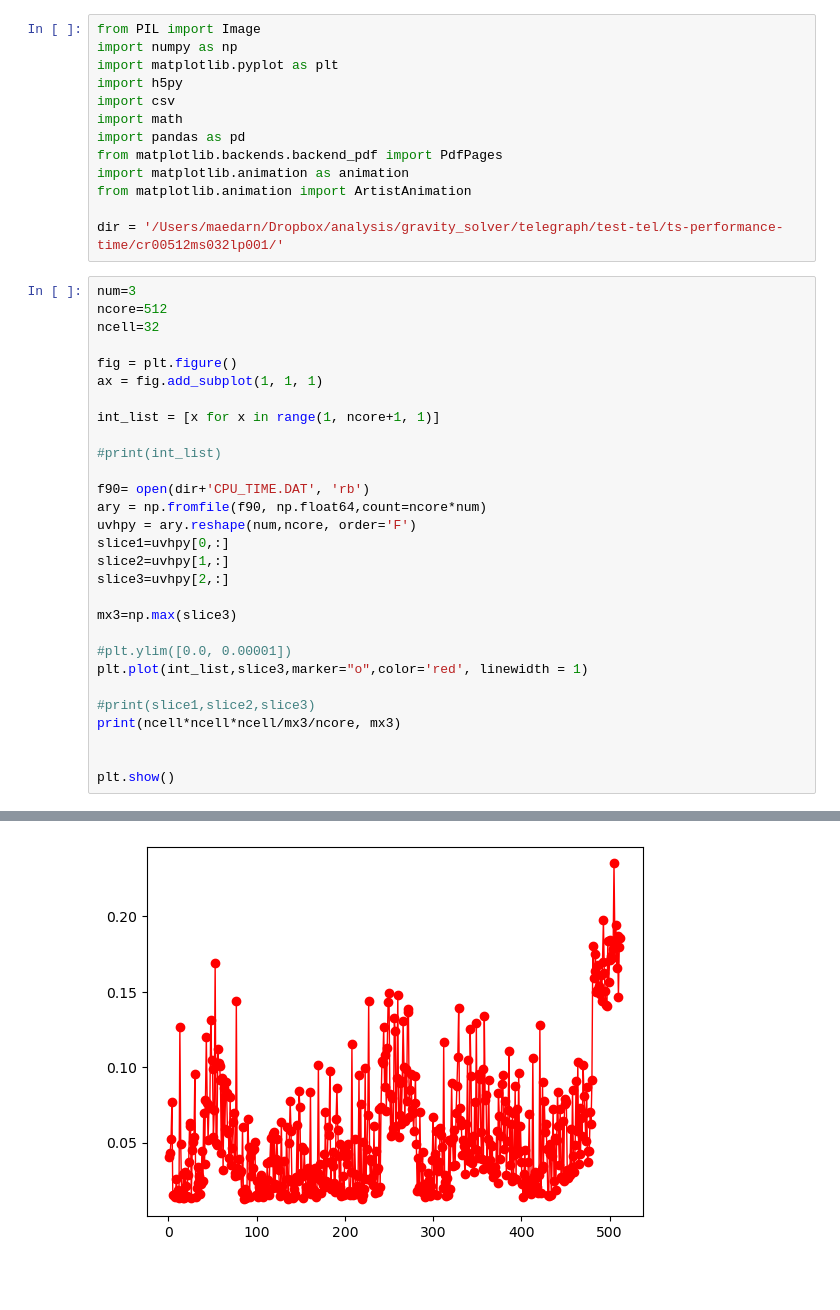
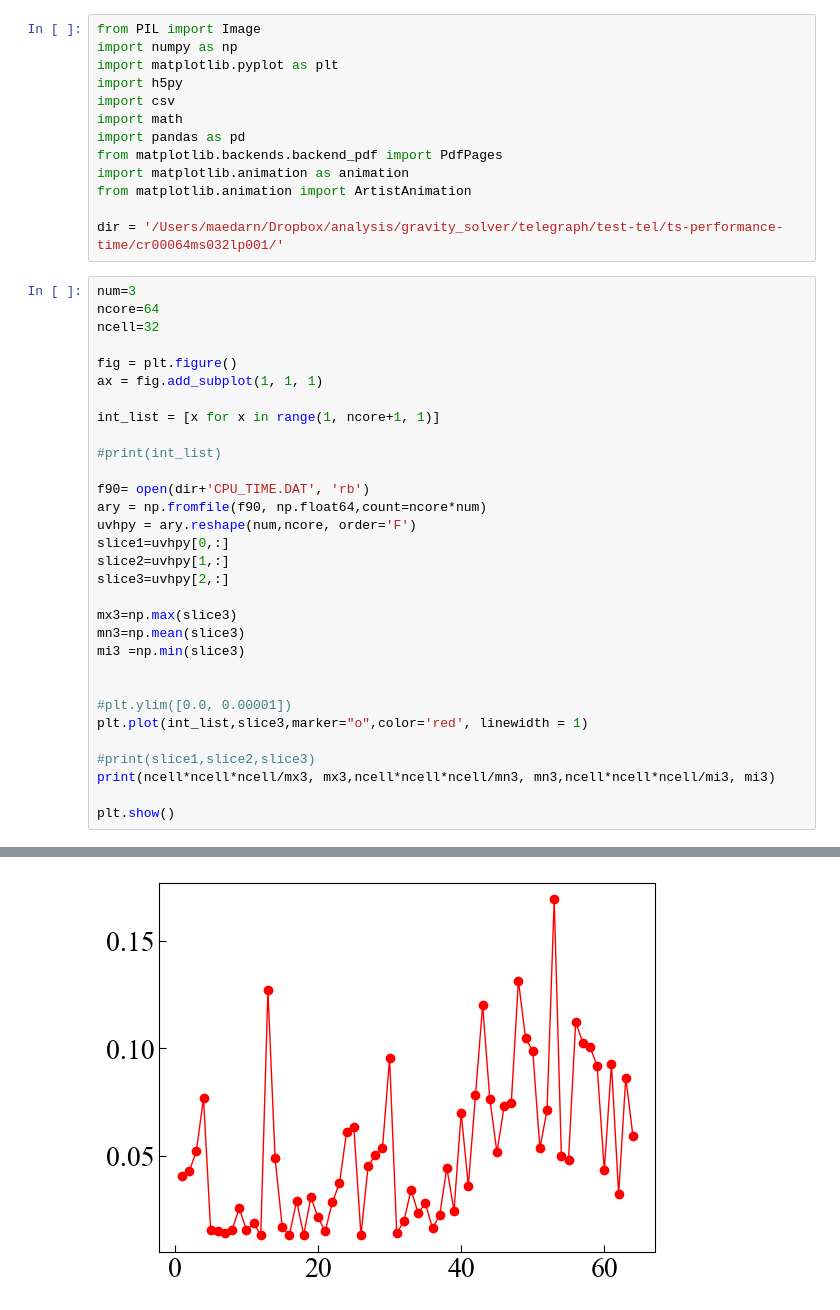
Before and after one commit to maedarn/code_tohoku, a Jupyter notebook: py/time-performance.ipynb, the cells around one changed output, grey strips where cells are left out. Cells and saved outputs as stored; diff of their text form; blank space fills up the shorter version.

```diff
--- a/py/time-performance.ipynb
+++ b/py/time-performance.ipynb
@@ -10,10 +10,10 @@ from matplotlib.backends.backend_pdf import PdfPages
 import matplotlib.animation as animation
 from matplotlib.animation import ArtistAnimation
 
-dir = '/Users/maedarn/Dropbox/analysis/gravity_solver/telegraph/test-tel/ts-performance-time/cr00512ms032lp001/'
+dir = '/Users/maedarn/Dropbox/analysis/gravity_solver/telegraph/test-tel/ts-performance-time/cr00064ms032lp001/'
 # %%
 num=3
-ncore=512
+ncore=64
 ncell=32
 
 fig = plt.figure()
@@ -31,13 +31,15 @@ slice2=uvhpy[1,:]
 slice3=uvhpy[2,:]
 
 mx3=np.max(slice3)
+mn3=np.mean(slice3)
+mi3 =np.min(slice3)
+
 
 #plt.ylim([0.0, 0.00001])
 plt.plot(int_list,slice3,marker="o",color='red', linewidth = 1)
 
 #print(slice1,slice2,slice3)
-print(ncell*ncell*ncell/mx3/ncore, mx3)
-
+print(ncell*ncell*ncell/mx3, mx3,ncell*ncell*ncell/mn3, mn3,ncell*ncell*ncell/mi3, mi3)
 
 plt.show()
 # %% [output]
@@ -45 +47 @@ plt.show()
-[figure, old version]
+[figure, new version]
```
Also changed, not shown: parts of 4 cells of this notebook, 1 other file.
